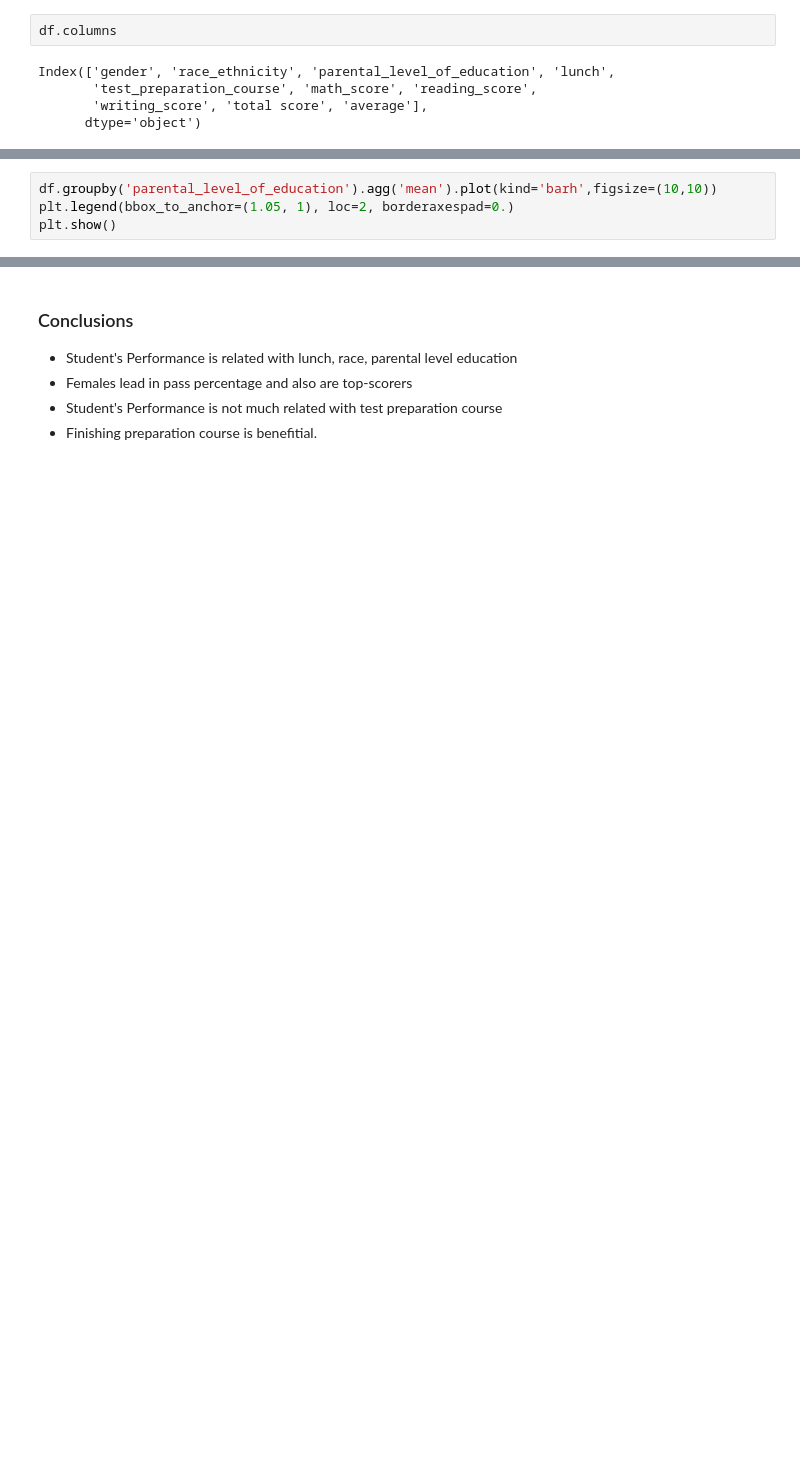
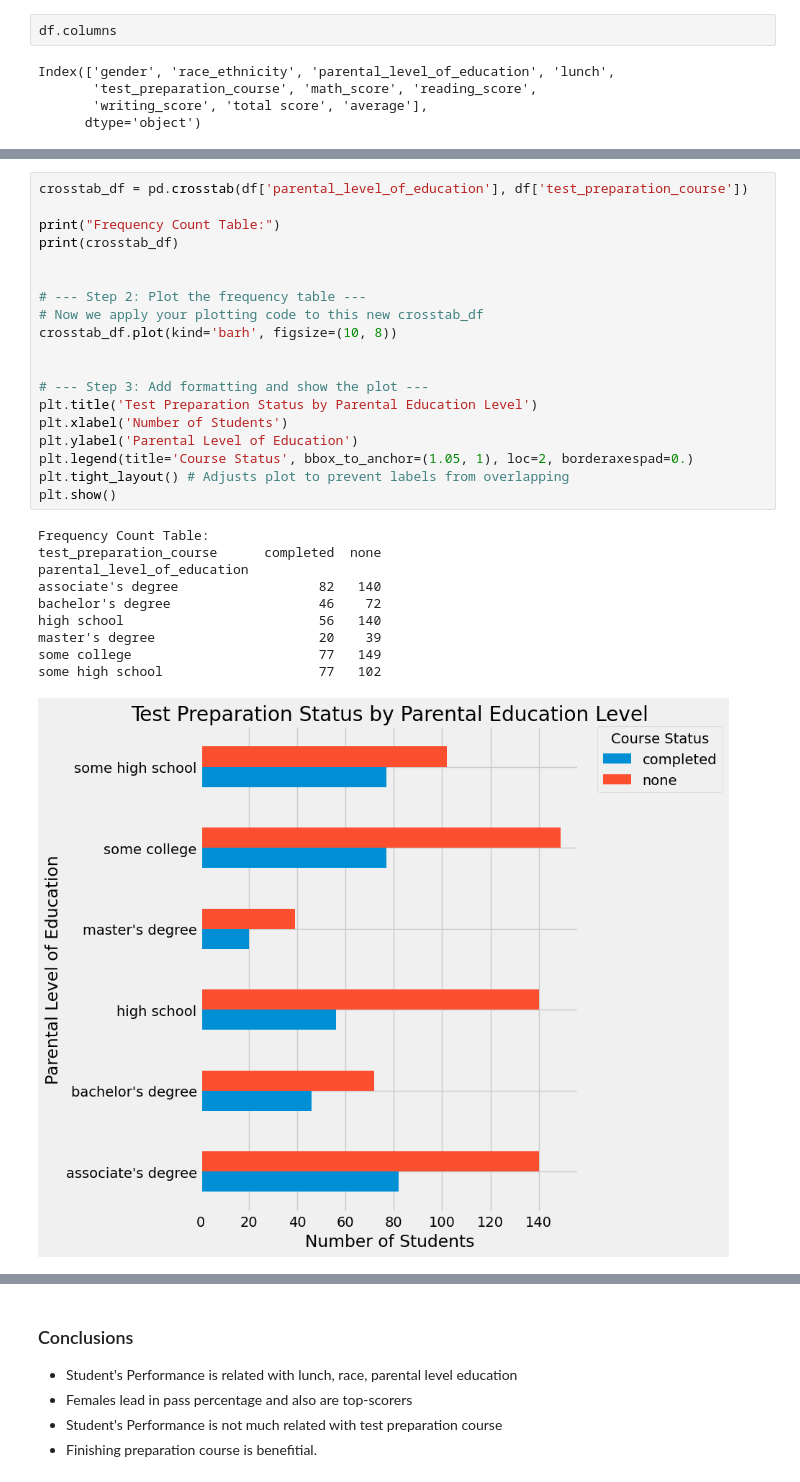
Before and after one commit to codeblast9/mlproject1, a Jupyter notebook: notebook/EDA_students.ipynb, the cells around one changed output, grey strips where cells are left out. Saved outputs shown, nothing was run; the diff lists cells and outputs as text; blank space fills up the shorter version.

```diff
--- a/notebook/EDA_students.ipynb
+++ b/notebook/EDA_students.ipynb
@@ -386,4 +416,30 @@ plt.show()
 # %%
-df.groupby('parental_level_of_education').agg('mean').plot(kind='barh',figsize=(10,10))
-plt.legend(bbox_to_anchor=(1.05, 1), loc=2, borderaxespad=0.)
+crosstab_df = pd.crosstab(df['parental_level_of_education'], df['test_preparation_course'])
+
+print("Frequency Count Table:")
+print(crosstab_df)
+
+
+# --- Step 2: Plot the frequency table ---
+# Now we apply your plotting code to this new crosstab_df
+crosstab_df.plot(kind='barh', figsize=(10, 8))
+
+
+# --- Step 3: Add formatting and show the plot ---
+plt.title('Test Preparation Status by Parental Education Level')
+plt.xlabel('Number of Students')
+plt.ylabel('Parental Level of Education')
+plt.legend(title='Course Status', bbox_to_anchor=(1.05, 1), loc=2, borderaxespad=0.)
+plt.tight_layout() # Adjusts plot to prevent labels from overlapping
 plt.show()
+# %% [output]
+Frequency Count Table:
+test_preparation_course      completed  none
+parental_level_of_education
+associate's degree                  82   140
+bachelor's degree                   46    72
+high school                         56   140
+master's degree                     20    39
+some college                        77   149
+some high school                    77   102
+[figure, added]
```
Also changed, not shown: parts of 13 cells of this notebook, 1 other file.
